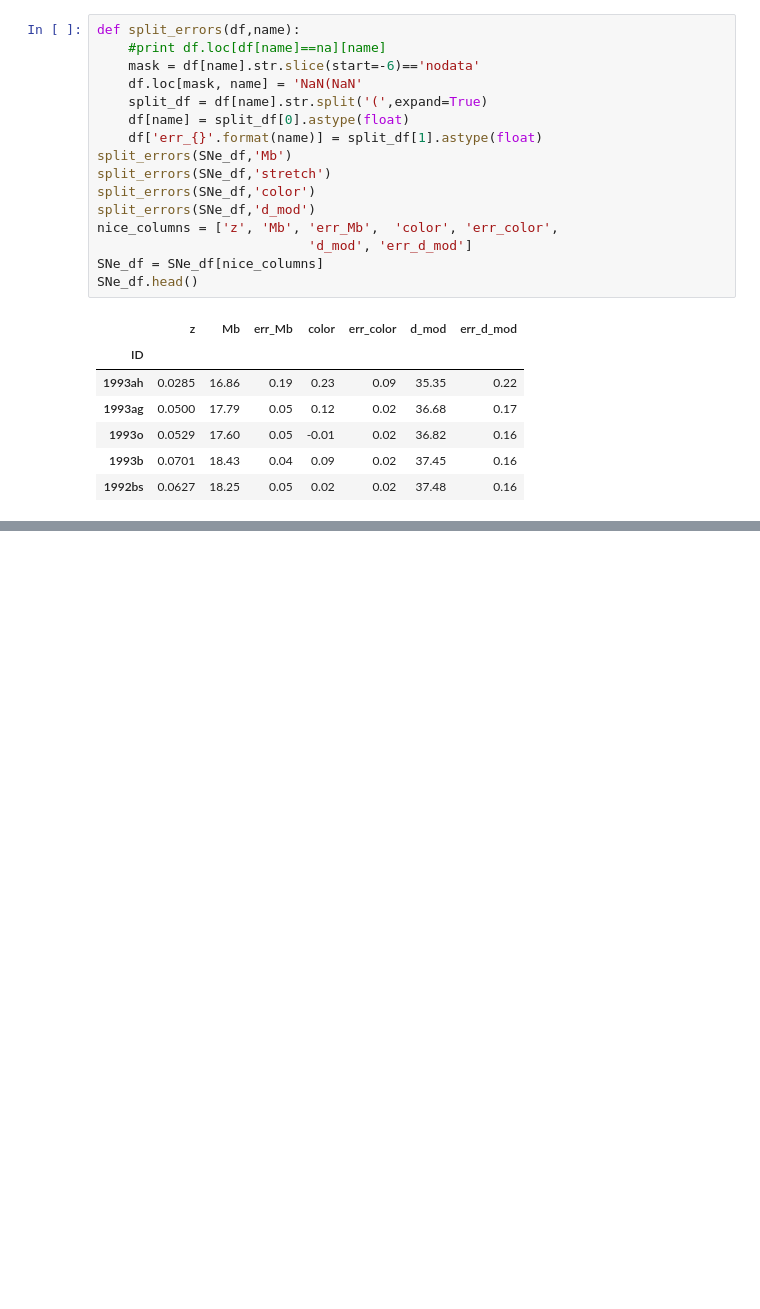
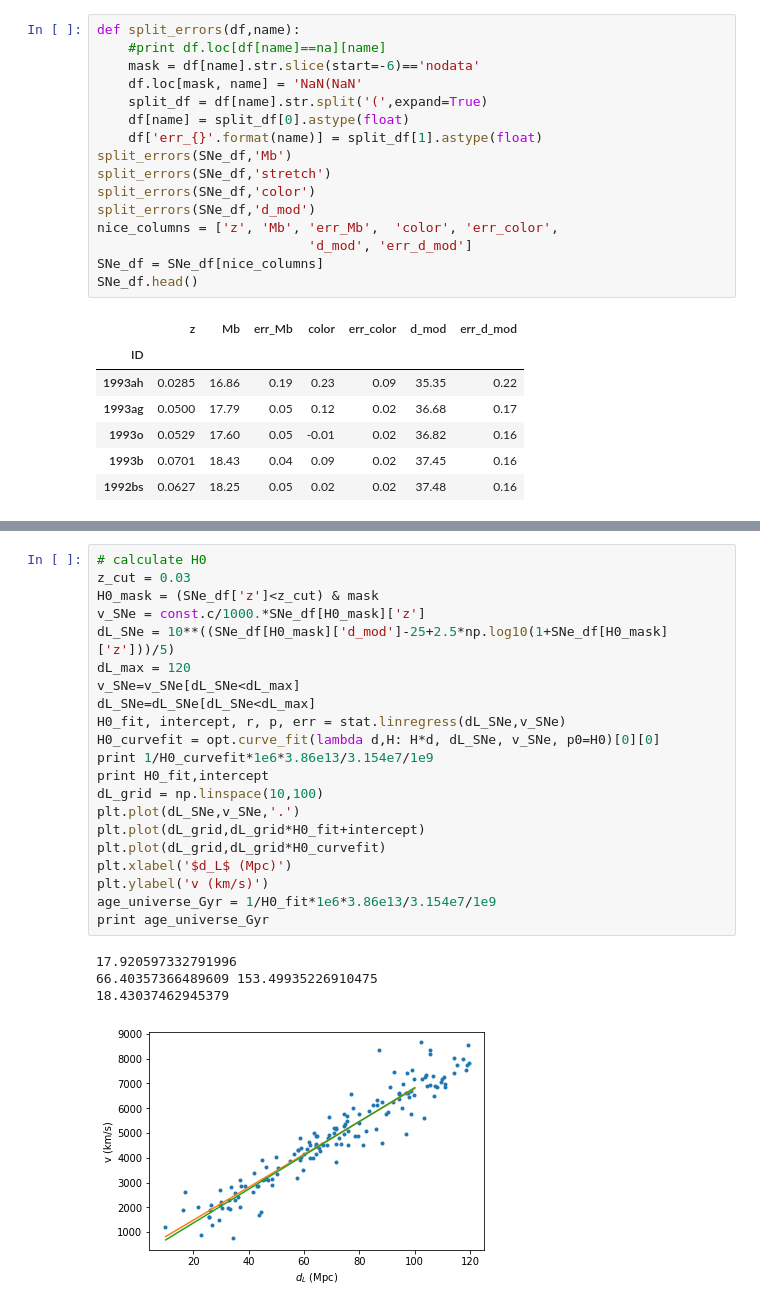
Before and after one commit to OriolAbril/cosmology, a Jupyter notebook: project.ipynb, the cells around one changed output, grey strips where cells are left out. Cells and saved outputs as stored; diff of their text form; blank space fills up the shorter version.

```diff
--- a/project.ipynb
+++ b/project.ipynb
@@ -53,0 +122,26 @@ nan <type 'numpy.float64'>
+# %%
+# calculate H0
+z_cut = 0.03
+H0_mask = (SNe_df['z']<z_cut) & mask
+v_SNe = const.c/1000.*SNe_df[H0_mask]['z']
+dL_SNe = 10**((SNe_df[H0_mask]['d_mod']-25+2.5*np.log10(1+SNe_df[H0_mask]['z']))/5)
+dL_max = 120
+v_SNe=v_SNe[dL_SNe<dL_max]
+dL_SNe=dL_SNe[dL_SNe<dL_max]
+H0_fit, intercept, r, p, err = stat.linregress(dL_SNe,v_SNe)
+H0_curvefit = opt.curve_fit(lambda d,H: H*d, dL_SNe, v_SNe, p0=H0)[0][0]
+print 1/H0_curvefit*1e6*3.86e13/3.154e7/1e9
+print H0_fit,intercept
+dL_grid = np.linspace(10,100)
+plt.plot(dL_SNe,v_SNe,'.')
+plt.plot(dL_grid,dL_grid*H0_fit+intercept)
+plt.plot(dL_grid,dL_grid*H0_curvefit)
+plt.xlabel('$d_L$ (Mpc)')
+plt.ylabel('v (km/s)')
+age_universe_Gyr = 1/H0_fit*1e6*3.86e13/3.154e7/1e9
+print age_universe_Gyr
+# %% [output]
+17.920597332791996
+66.40357366489609 153.49935226910475
+18.43037462945379
+[figure, added]
```
Also changed, not shown: parts of 7 cells of this notebook.
